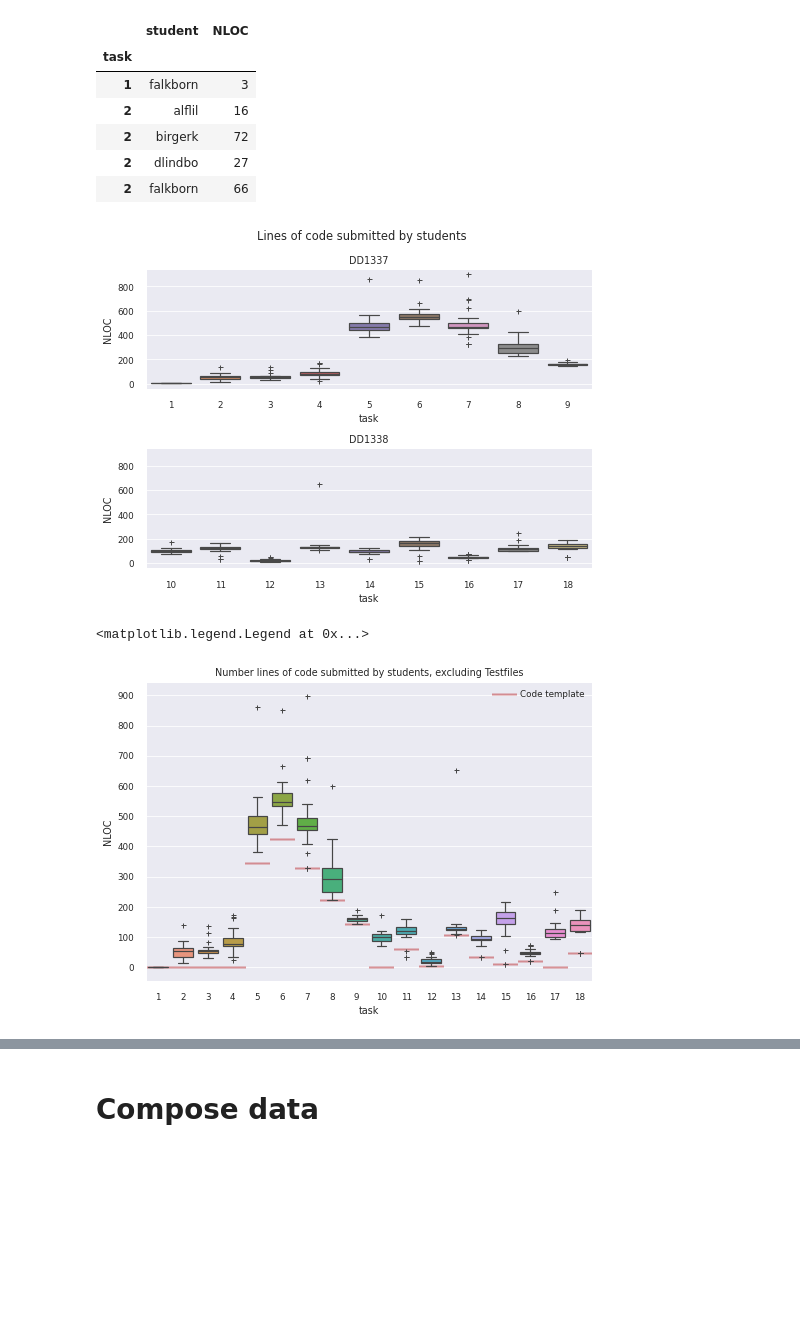
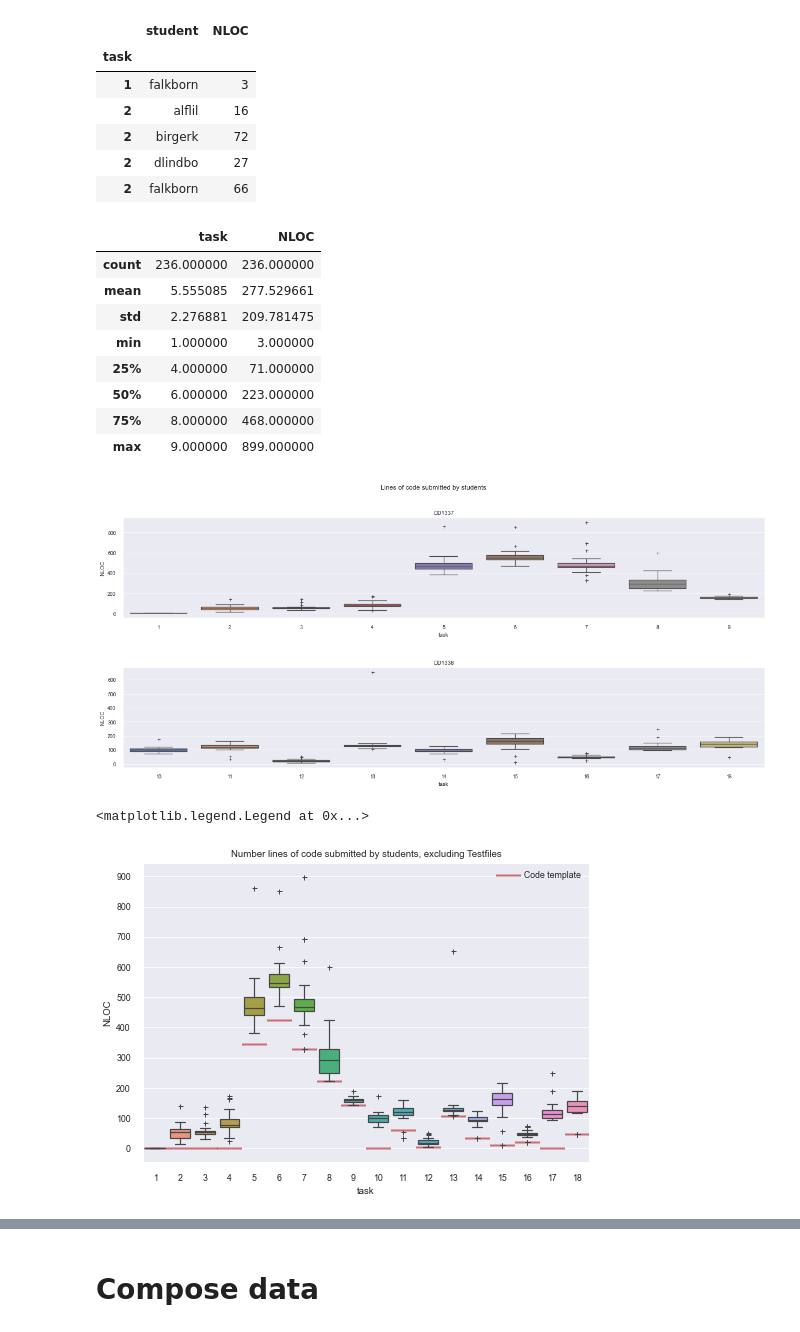
Before and after one commit to LinusOstlund/kex, a Jupyter notebook: main.ipynb, the cells around one changed output, grey strips where cells are left out. Drawn from its saved outputs; the diff is of its cells as text; code cells hidden in the pictures; blank space fills up the shorter version.

Commit message:
add modified notebook with added plots

```diff
--- a/main.ipynb
+++ b/main.ipynb
@@ -133,24 +133,35 @@ df_students.head()
 # %%
 # SANDBOX
 
 df =  df_students.groupby(["task", "student"])["NLOC"].sum().reset_index()
 
-fig, axs = plt.subplots(2, 1)
+fig, axs = plt.subplots(2, 1,figsize=(20,8))
 fig.suptitle("Lines of code submitted by students")
 
 dd1337 = df[df["task"].between(1, 9, inclusive=True)]
 dd1338 = df[df["task"].between(10, 18, inclusive=True)]
 
 # axs[0].boxplot task 1-9
 sn.boxplot(ax = axs[0], x="task", y = "NLOC", data = dd1337, flierprops = {"marker": "+", "color": "red"})
 axs[0].set_title("DD1337")
 
 sn.boxplot(ax = axs[1], x="task", y = "NLOC", data = dd1338, flierprops = {"marker": "+", "color": "red"})
 axs[1].set_title("DD1338")
 
 plt.subplots_adjust(hspace=0.5)
+
+dd1337.describe()
 # %% [output]
+|  | task | NLOC |
+| count | 236.000000 | 236.000000 |
+| mean | 5.555085 | 277.529661 |
+| std | 2.276881 | 209.781475 |
+| min | 1.000000 | 3.000000 |
+| 25% | 4.000000 | 71.000000 |
+| 50% | 6.000000 | 223.000000 |
+| 75% | 8.000000 | 468.000000 |
+| max | 9.000000 | 899.000000 |
-[figure, old version]
+[figure, new version]
 # %%
 # Plot lines of code for students submissions and code template
 sn.set_theme()
@@ -161,7 +172,7 @@ df =  df_students.groupby(["task", "student"])["NLOC"].sum().reset_index()
 df["task"] = df["task"].astype("int")
 
 # plot templates as a horizontal line
-plt.plot(df_templates["NLOC"], 'ro', label = "Code template", marker =  "|", markeredgewidth = 25, markersize = 1.5, alpha = 0.6)
+plt.plot(df_templates["NLOC"], 'ro', label = "Code template", marker =  "|", markeredgewidth = 25, markersize = 1.5, alpha = 0.8)
 
 # plot all tasks
 ax = sn.boxplot(x="task", y = "NLOC", data = df, flierprops = {"marker": "+", "color": "red"})
@@ -170,7 +181,7 @@ plt.yticks(np.arange(0, 1000, step=100))
 plt.legend()
 # %% [output]
 <matplotlib.legend.Legend at 0x...>
-[figure, old version]
+[figure, new version]
 # %%
 # Another variant of plot
 ax = sn.barplot(x="task", y="NLOC", data=df)
```
Also changed, not shown: parts of 10 cells of this notebook.
